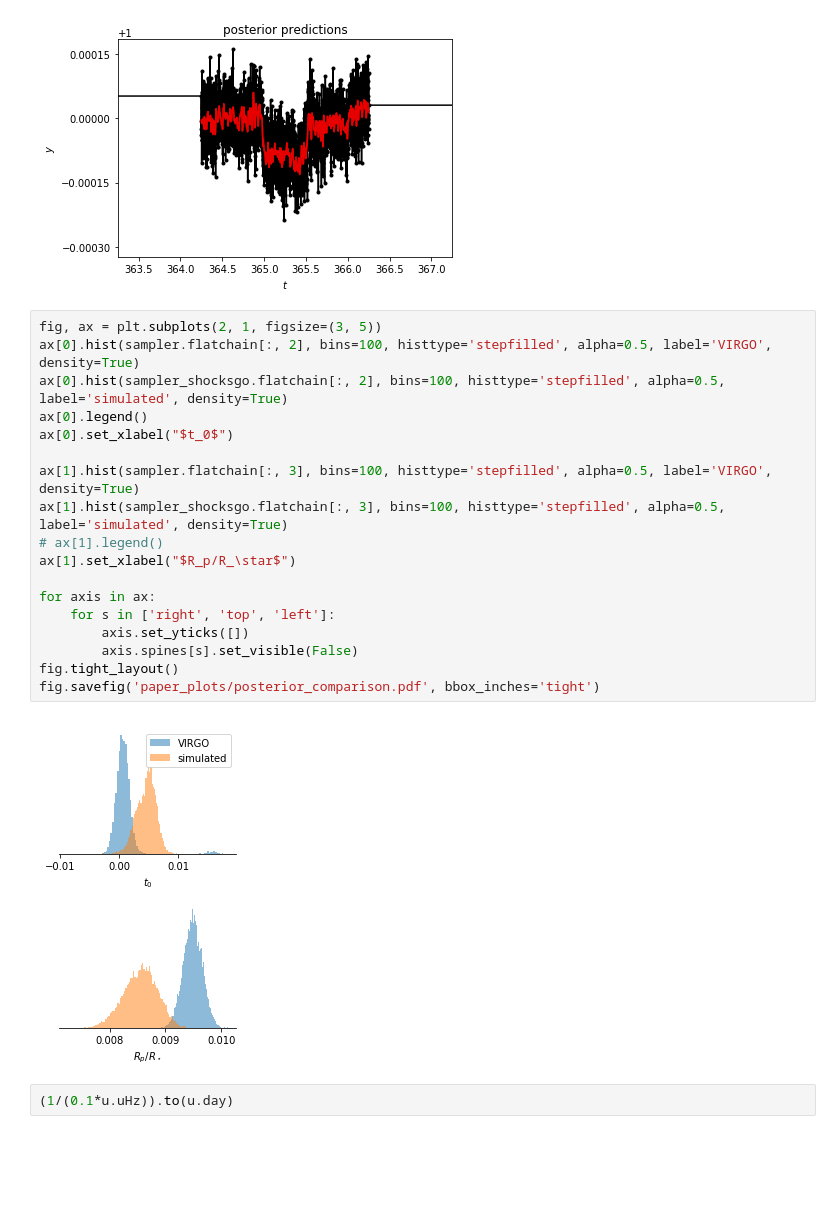
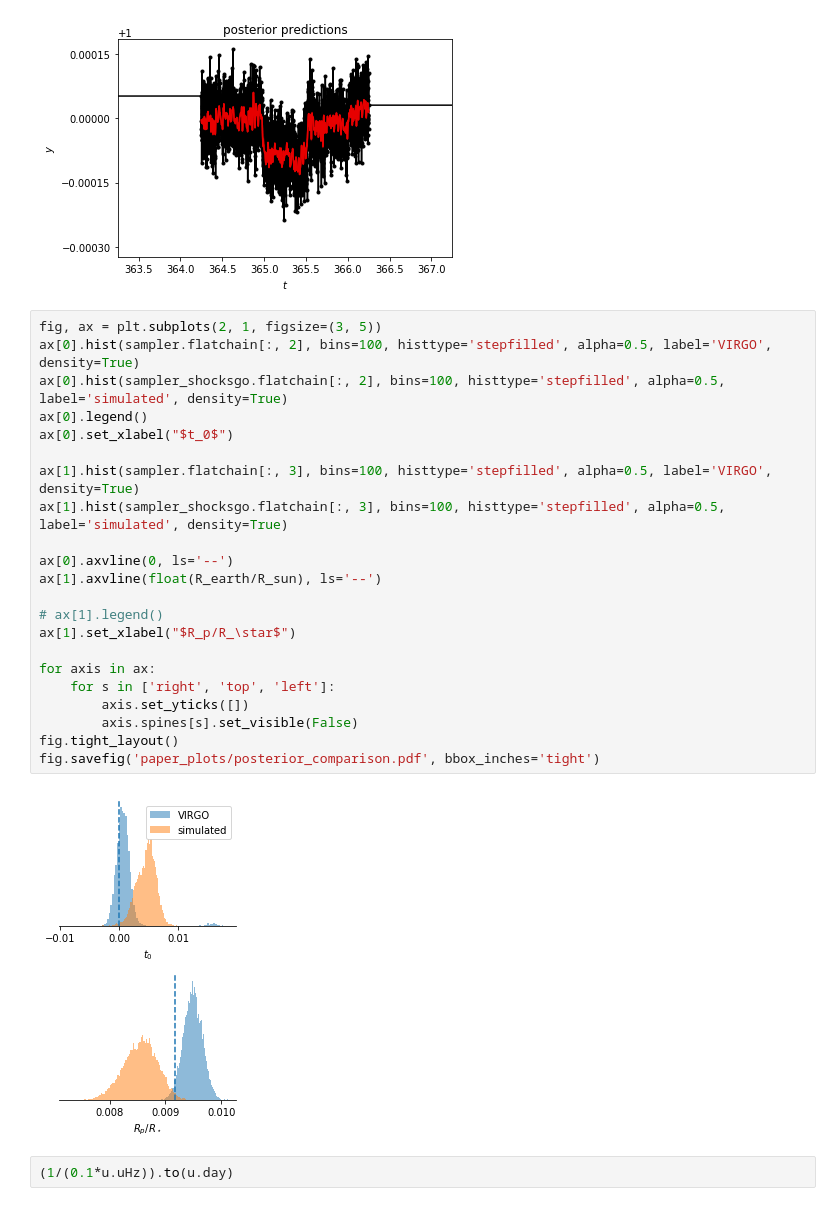
Before and after one commit to bmorris3/shocksgo, a Jupyter notebook: notebooks/demo.ipynb, the cells around one changed output. Cells and saved outputs as stored; diff of their text form; blank space fills up the shorter version.

```diff
--- a/notebooks/demo.ipynb
+++ b/notebooks/demo.ipynb
@@ -331,23 +331,27 @@ plt.title("posterior predictions");
 # %%
 fig, ax = plt.subplots(2, 1, figsize=(3, 5))
 ax[0].hist(sampler.flatchain[:, 2], bins=100, histtype='stepfilled', alpha=0.5, label='VIRGO', density=True)
 ax[0].hist(sampler_shocksgo.flatchain[:, 2], bins=100, histtype='stepfilled', alpha=0.5, label='simulated', density=True)
 ax[0].legend()
 ax[0].set_xlabel("$t_0$")
 
 ax[1].hist(sampler.flatchain[:, 3], bins=100, histtype='stepfilled', alpha=0.5, label='VIRGO', density=True)
 ax[1].hist(sampler_shocksgo.flatchain[:, 3], bins=100, histtype='stepfilled', alpha=0.5, label='simulated', density=True)
+
+ax[0].axvline(0, ls='--')
+ax[1].axvline(float(R_earth/R_sun), ls='--')
+
 # ax[1].legend()
 ax[1].set_xlabel("$R_p/R_\star$")
 
 for axis in ax:
     for s in ['right', 'top', 'left']:
         axis.set_yticks([])
         axis.spines[s].set_visible(False)
 fig.tight_layout()
 fig.savefig('paper_plots/posterior_comparison.pdf', bbox_inches='tight')
 # %% [output]
-[figure, old version]
+[figure, new version]
 # %%
 (1/(0.1*u.uHz)).to(u.day)
 # %% [output]
```
Also changed, not shown: parts of 1 cell of this notebook, 3 other files.
